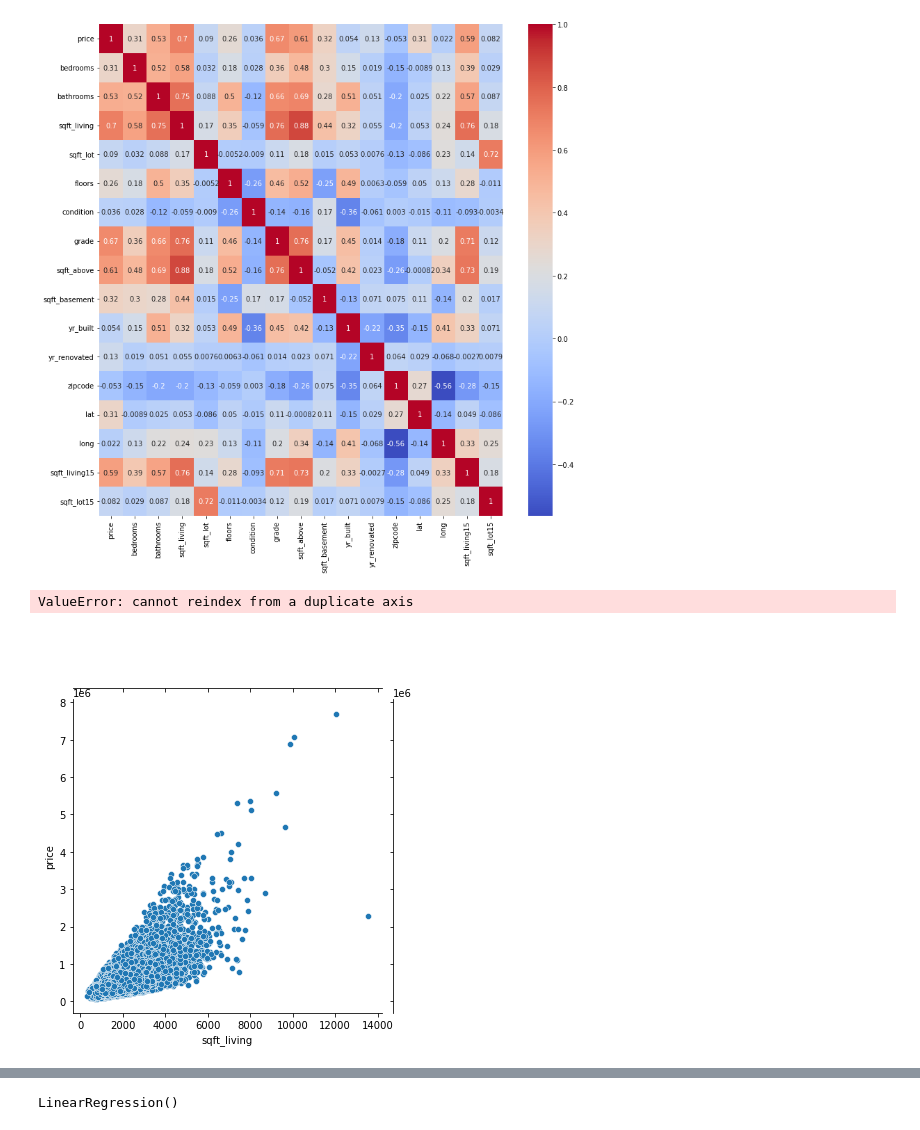
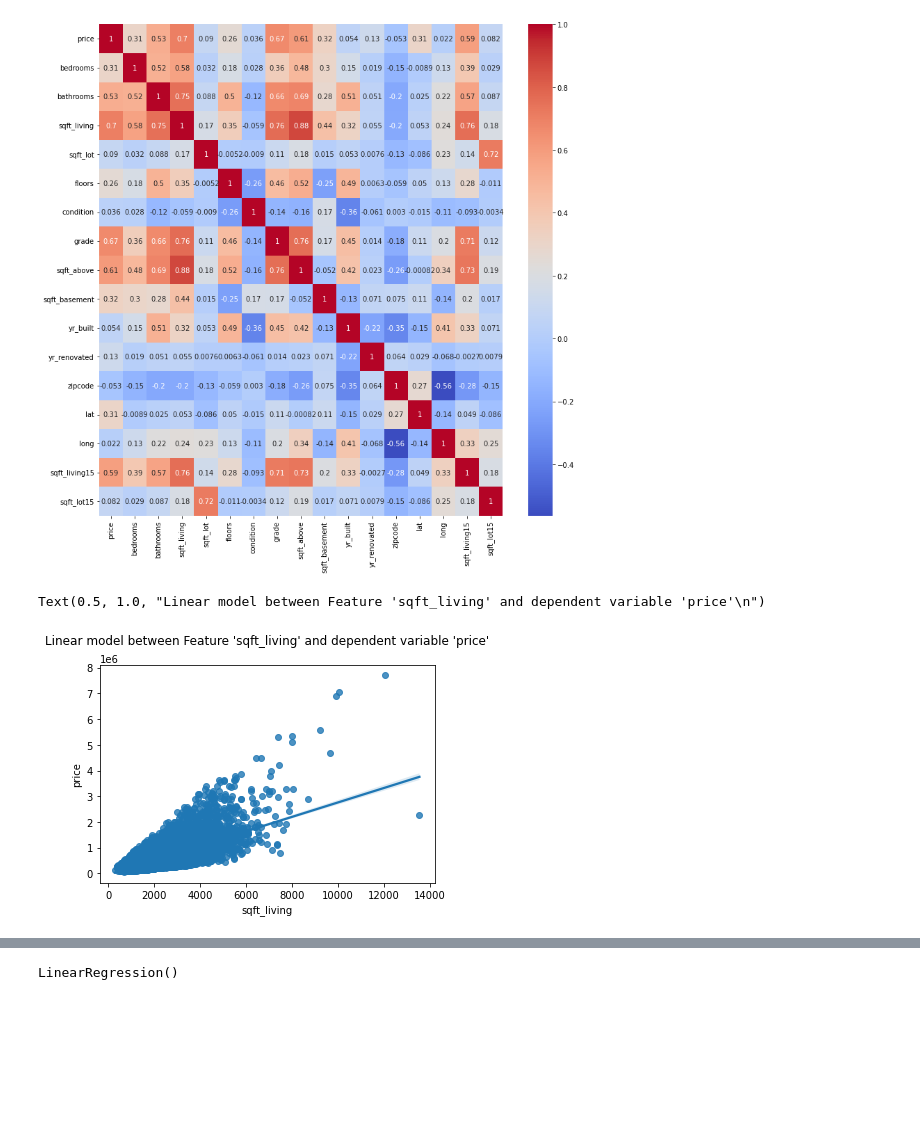
Before and after one commit to aaneloy/DATA2010-Fall2021-Lab, a Jupyter notebook: House_Price_Prediction.ipynb, the cells around one changed output, grey strips where cells are left out. Saved outputs shown, nothing was run; the diff lists cells and outputs as text; code cells hidden in the pictures; blank space fills up the shorter version.

```diff
--- a/House_Price_Prediction.ipynb
+++ b/House_Price_Prediction.ipynb
@@ -36,6 +40,6 @@ Index(['date', 'price', 'bedrooms', 'bathrooms', 'sqft_living', 'sqft_lot',
 # %%
 url = 'https://raw.githubusercontent.com/aaneloy/DATA2010-Fall2021-Lab/main/Dataset/house_data.csv'
 
-house_data = pd.read_csv(url, index_col=0, parse_dates=[0])
+house_data = pd.read_csv(url, header=0)
 house_data
 # %% [output]
@@ -104,7 +111,7 @@ sqft_living15    0
 sqft_lot15       0
 dtype: int64
 # %%
-house_data = house_data.drop(['waterfront', 'view'], axis= 1)
+house_data = house_data.drop(['id','waterfront', 'view','date'], axis= 1)
 # %%
 house_data
 # %% [output]
@@ -130,8 +138,9 @@ sns.heatmap(house_data.corr(), annot = True, cmap = 'coolwarm')
 <AxesSubplot:>
 [figure]
 # %%
-sns.jointplot(x='sqft_living', y= 'price', data = house_data)
+sns.regplot(x='sqft_living', y= 'price', data = house_data)
+plt.title("Linear model between Feature 'sqft_living' and dependent variable 'price'\n")
 # %% [output]
-ValueError: cannot reindex from a duplicate axis
+Text(0.5, 1.0, "Linear model between Feature 'sqft_living' and dependent variable 'price'\n")
-[figure, old version]
+[figure, new version]
 # %%
```
Also changed, not shown: parts of 73 cells of this notebook, 1 other file.
